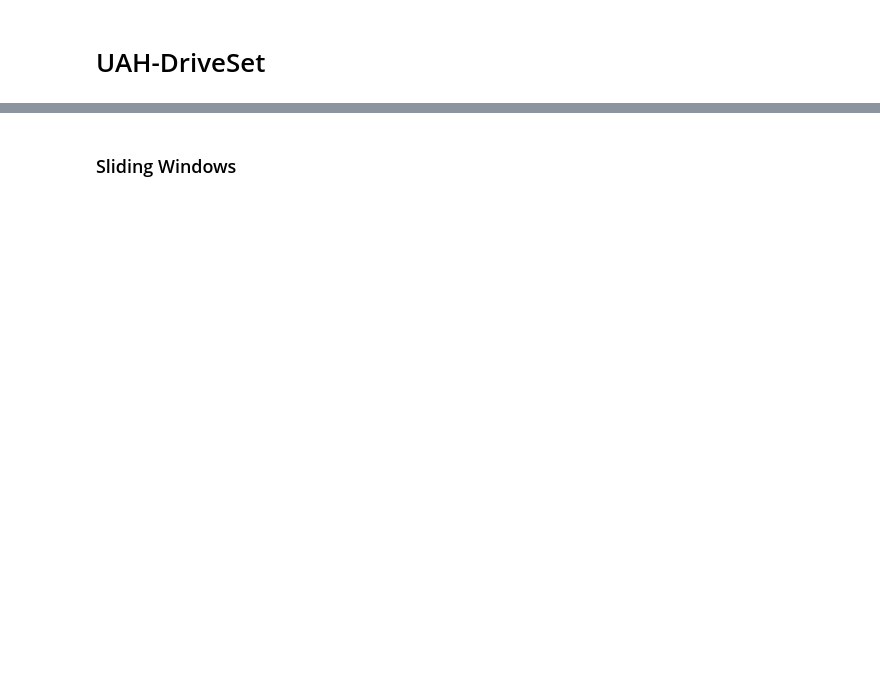
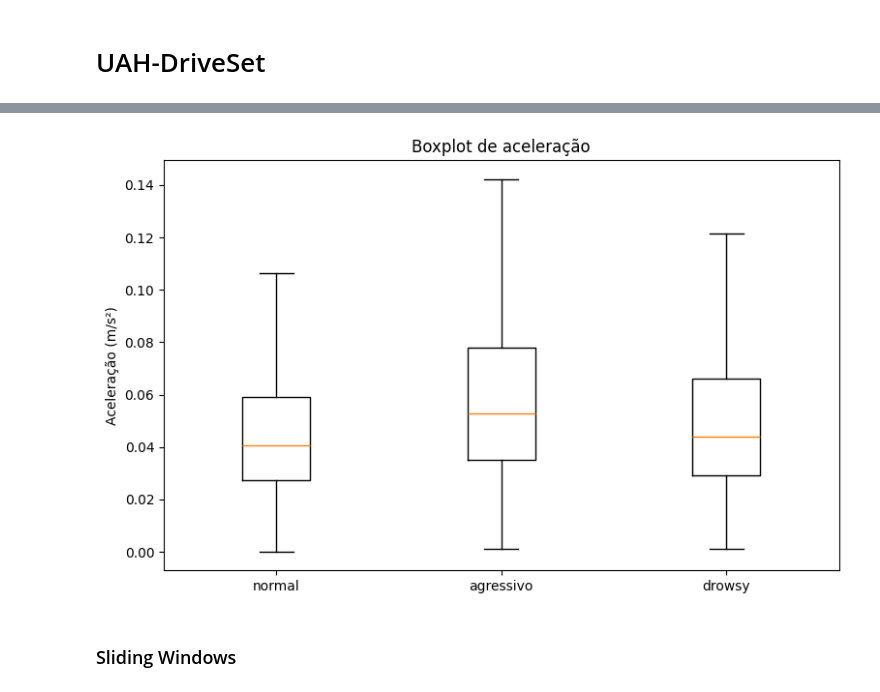
Before and after one commit to RenanFlorencio/DBdatasets, a Jupyter notebook: UAH-driveset/UAHDriveSet.ipynb, the cells around one changed output, grey strips where cells are left out. Cells and saved outputs as stored; diff of their text form; code cells hidden in the pictures; blank space fills up the shorter version.

```diff
--- a/UAH-driveset/UAHDriveSet.ipynb
+++ b/UAH-driveset/UAHDriveSet.ipynb
@@ -76,0 +83,20 @@ plot_sensor_data(df_21, 'giroscopio', figsize=(15, 4), begin=16, end=50)
+# %%
+def read_accelerometer(drivers):
+    normal = pd.DataFrame()
+    aggressive = pd.DataFrame()
+    drowsy = pd.DataFrame()
+    for driver in drivers:
+        normal = pd.concat([normal, getData(driver, 'NORMAL1-SECONDARY', sensor='acc')], axis=0)
+        normal = pd.concat([normal, getData(driver, 'NORMAL2-SECONDARY', sensor='acc')], axis=0)
+        normal = pd.concat([normal, getData(driver, 'NORMAL-MOTORWAY', sensor='acc')], axis=0)
+        aggressive = pd.concat([aggressive, getData(driver, 'AGGRESSIVE-SECONDARY', sensor='acc')], axis=0)
+        aggressive = pd.concat([aggressive, getData(driver, 'AGGRESSIVE-MOTORWAY', sensor='acc')], axis=0)
+        drowsy = pd.concat([drowsy, getData(driver, 'DROWSY-SECONDARY', sensor='acc')], axis=0)
+        drowsy = pd.concat([drowsy, getData(driver, 'DROWSY-MOTORWAY', sensor='acc')], axis=0)
+
+    df_accelerometer = {}
+    df_accelerometer['normal'] = normal
+    df_accelerometer['aggressive'] = aggressive
+    df_accelerometer['drowsy'] = drowsy
+
+    return df_accelerometer
@@ -77,2 +130,6 @@ plot_sensor_data(df_21, 'giroscopio', figsize=(15, 4), begin=16, end=50)
+# %%
+boxplots(df_acc, sensors=['acc'], names=['aceleração (m/s²)'], classes=['normal', 'agressivo', 'drowsy'], showfliers=False)
+# %% [output]
+[figure, added]
 # %% [markdown]
 ### Sliding Windows
```
Also changed, not shown: parts of 22 cells of this notebook.
